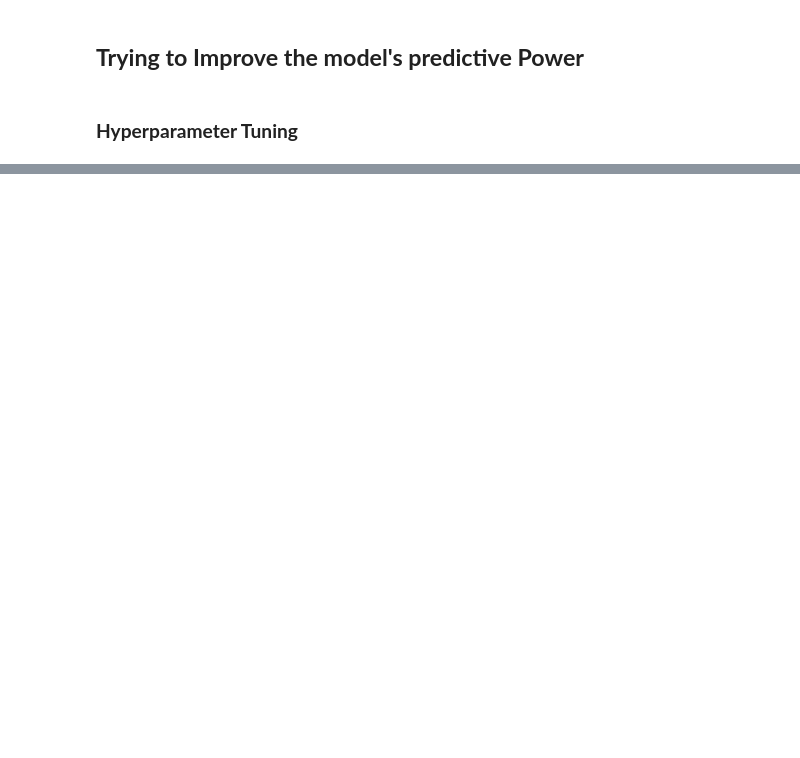
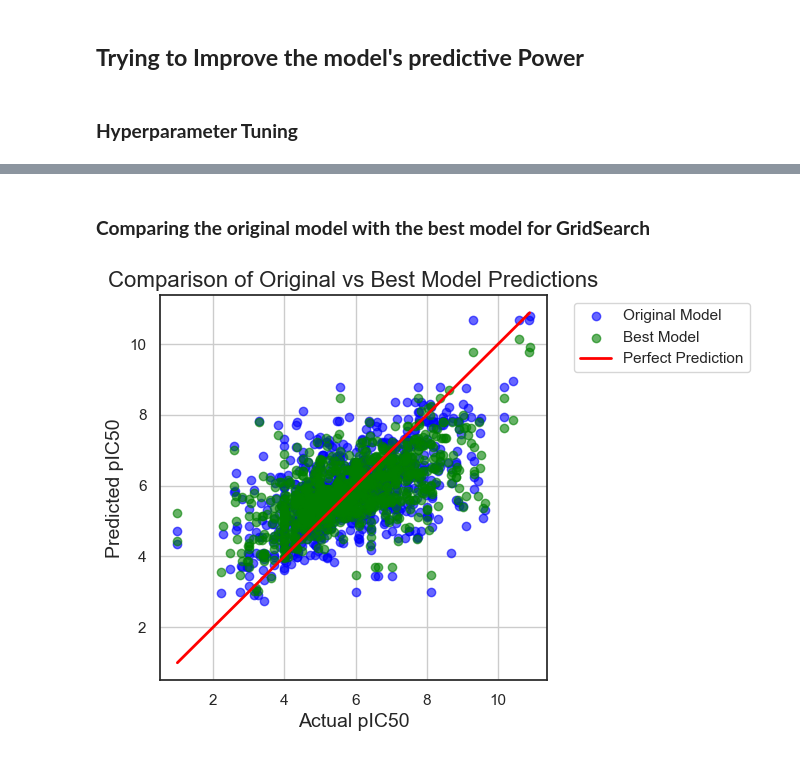
Before and after one commit to io23632/portfolio, a Jupyter notebook: DrugDiscoveryProject/CDD_ML_Part4.ipynb, the cells around one changed output, grey strips where cells are left out. Drawn from its saved outputs; the diff is of its cells as text; code cells hidden in the pictures; blank space fills up the shorter version.

```diff
--- a/DrugDiscoveryProject/CDD_ML_Part4.ipynb
+++ b/DrugDiscoveryProject/CDD_ML_Part4.ipynb
@@ -176,0 +157,35 @@ Traceback (most recent call last):
+# %% [markdown]
+### **Comparing the original model with the best model for GridSearch**
+# %%
+import matplotlib.pyplot as plt
+import seaborn as sns
+
+# Assuming 'model' is your original model and 'best_model' is the best model from GridSearchCV
+# 'X_test', 'Y_test' are your test data
+
+# Step 1: Make predictions with both models
+Y_pred_original = model.predict(X_test)
+Y_pred_best = best_model.predict(X_test)
+
+# Step 2: Create the scatter plot
+plt.figure(figsize=(5, 5))
+
+# Plot predictions from the original model
+plt.scatter(Y_test, Y_pred_original, alpha=0.6, color='blue', label='Original Model')
+
+# Plot predictions from the best-fit model
+plt.scatter(Y_test, Y_pred_best, alpha=0.6, color='green', label='Best Model')
+
+# Step 3: Add a line for perfect predictions
+plt.plot([min(Y_test), max(Y_test)], [min(Y_test), max(Y_test)], color='red', linestyle='-', linewidth=2, label='Perfect Prediction')
+
+# Step 4: Add labels, title, and legend
+plt.xlabel('Actual pIC50', fontsize=14)
+plt.ylabel('Predicted pIC50', fontsize=14)
+plt.title('Comparison of Original vs Best Model Predictions', fontsize=16)
+plt.legend(bbox_to_anchor=(1.05,1))
+plt.grid(True)
+
+plt.show()
+# %% [output]
+[figure, added]
```
Also changed, not shown: parts of 3 cells of this notebook.
